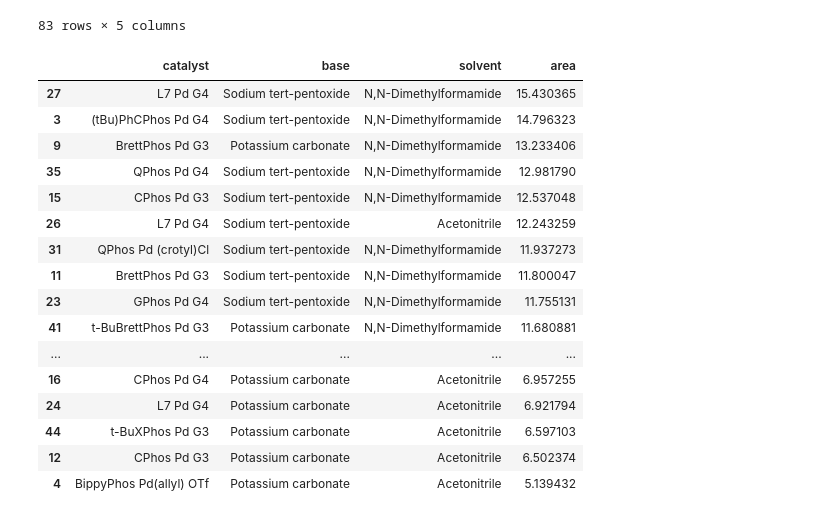
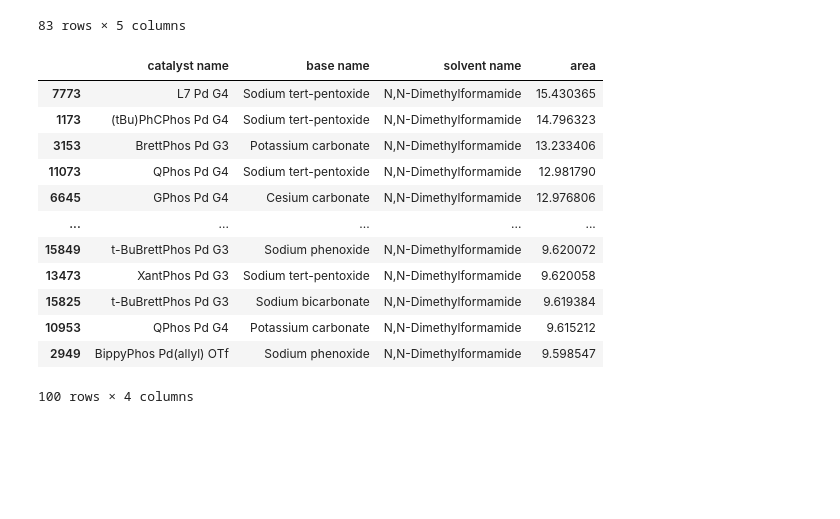
Before and after one commit to Abdullahbaig786/Reactions_Python, a Jupyter notebook: Reactions.ipynb, the cells around one changed output. Drawn from its saved outputs; the diff is of its cells as text; code cells hidden in the pictures; blank space fills up the shorter version.

Commit message:
Update Buchwald reaction analysis and Elo rankings

```diff
--- a/Reactions.ipynb
+++ b/Reactions.ipynb
@@ -538,50 +539,26 @@ df[
 # %%
-from itertools import product #product() creates all possible combinations of items from multiple lists.
-
-triplets = []
-
-for catalyst, base, solvent in product(
-    recommended_catalysts,
-    recommended_bases,
-    recommended_solvents
-):
-    result = df[
-        (df["catalyst name"] == catalyst)
-        & (df["base name"] == base)
-        & (df["solvent name"] == solvent)
-    ]
-
-    if not result.empty:
-        triplets.append(
-            {
-                "catalyst": catalyst,
-                "base": base,
-                "solvent": solvent,
-                "area": result["area"].mean()
-            }
-        )
-
+#Cell 1 of ELO Ranking
 triplets_df = (
-    pd.DataFrame(triplets)
+    df.groupby(
+        ["catalyst name", "base name", "solvent name"]
+    )["area"]
+    .mean()
+    .reset_index()
     .sort_values("area", ascending=False)
 )
-
+triplets_df = triplets_df.head(100).copy()
 triplets_df
 # %% [output]
-|  | catalyst | base | solvent | area |
-| 27 | L7 Pd G4 | Sodium tert-pentoxide | N,N-Dimethylformamide | 15.430365 |
-| 3 | (tBu)PhCPhos Pd G4 | Sodium tert-pentoxide | N,N-Dimethylformamide | 14.796323 |
-| 9 | BrettPhos Pd G3 | Potassium carbonate | N,N-Dimethylformamide | 13.233406 |
-| 35 | QPhos Pd G4 | Sodium tert-pentoxide | N,N-Dimethylformamide | 12.981790 |
-| 15 | CPhos Pd G3 | Sodium tert-pentoxide | N,N-Dimethylformamide | 12.537048 |
-| 26 | L7 Pd G4 | Sodium tert-pentoxide | Acetonitrile | 12.243259 |
-| 31 | QPhos Pd (crotyl)Cl | Sodium tert-pentoxide | N,N-Dimethylformamide | 11.937273 |
-| 11 | BrettPhos Pd G3 | Sodium tert-pentoxide | N,N-Dimethylformamide | 11.800047 |
-| 23 | GPhos Pd G4 | Sodium tert-pentoxide | N,N-Dimethylformamide | 11.755131 |
-| 41 | t-BuBrettPhos Pd G3 | Potassium carbonate | N,N-Dimethylformamide | 11.680881 |
+|  | catalyst name | base name | solvent name | area |
+| 7773 | L7 Pd G4 | Sodium tert-pentoxide | N,N-Dimethylformamide | 15.430365 |
+| 1173 | (tBu)PhCPhos Pd G4 | Sodium tert-pentoxide | N,N-Dimethylformamide | 14.796323 |
+| 3153 | BrettPhos Pd G3 | Potassium carbonate | N,N-Dimethylformamide | 13.233406 |
+| 11073 | QPhos Pd G4 | Sodium tert-pentoxide | N,N-Dimethylformamide | 12.981790 |
+| 6645 | GPhos Pd G4 | Cesium carbonate | N,N-Dimethylformamide | 12.976806 |
 | ... | ... | ... | ... | ... |
-| 16 | CPhos Pd G4 | Potassium carbonate | Acetonitrile | 6.957255 |
-| 24 | L7 Pd G4 | Potassium carbonate | Acetonitrile | 6.921794 |
-| 44 | t-BuXPhos Pd G3 | Potassium carbonate | Acetonitrile | 6.597103 |
-| 12 | CPhos Pd G3 | Potassium carbonate | Acetonitrile | 6.502374 |
-| 4 | BippyPhos Pd(allyl) OTf | Potassium carbonate | Acetonitrile | 5.139432 |
+| 15849 | t-BuBrettPhos Pd G3 | Sodium phenoxide | N,N-Dimethylformamide | 9.620072 |
+| 13473 | XantPhos Pd G3 | Sodium tert-pentoxide | N,N-Dimethylformamide | 9.620058 |
+| 15825 | t-BuBrettPhos Pd G3 | Sodium bicarbonate | N,N-Dimethylformamide | 9.619384 |
+| 10953 | QPhos Pd G4 | Potassium carbonate | N,N-Dimethylformamide | 9.615212 |
+| 2949 | BippyPhos Pd(allyl) OTf | Sodium phenoxide | N,N-Dimethylformamide | 9.598547 |
+100 rows × 4 columns
```
Also changed, not shown: parts of 7 cells of this notebook, 1 other file.
